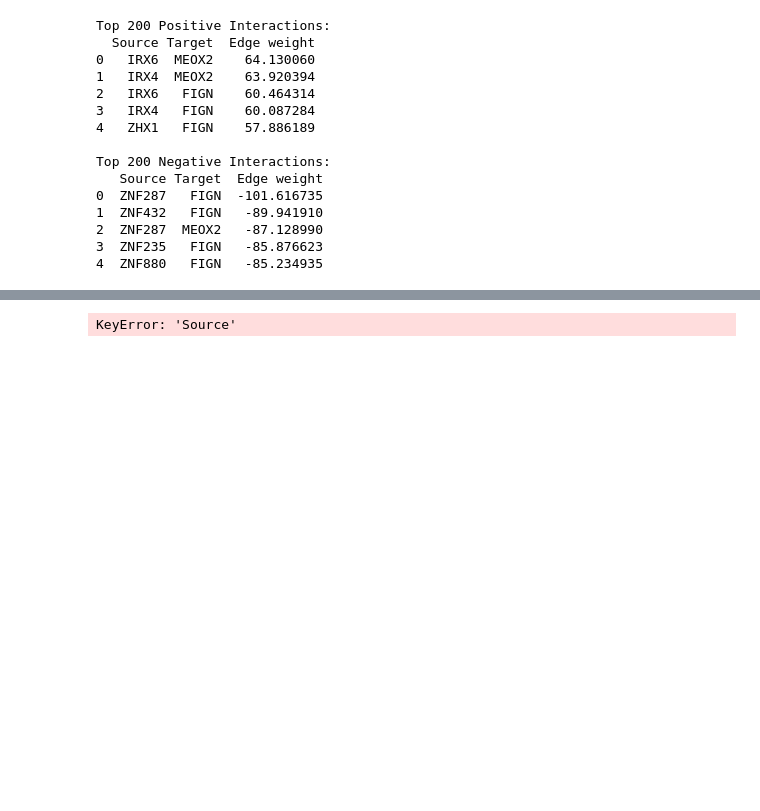
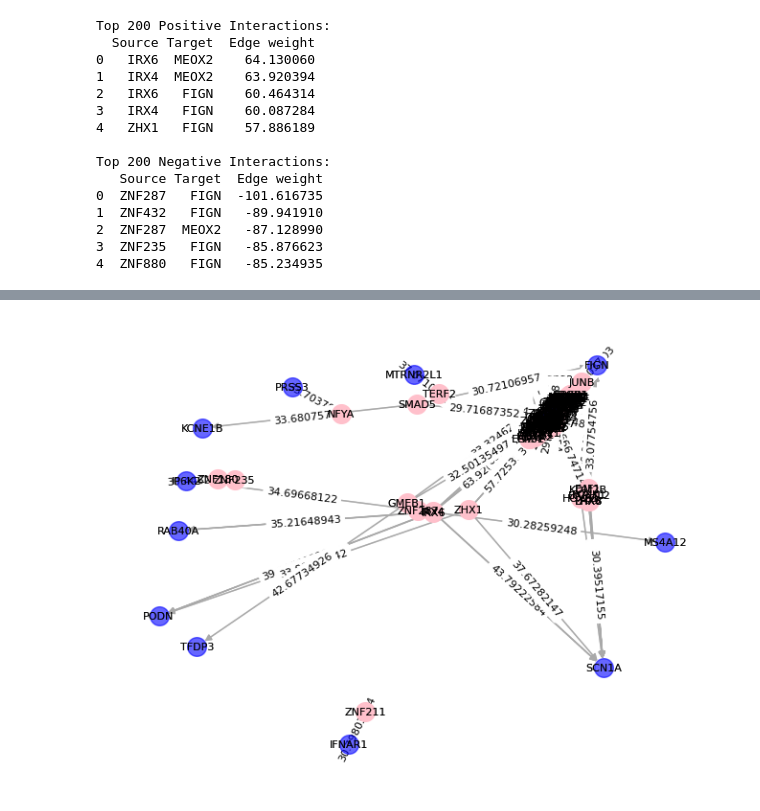
Before and after one commit to Guliko24/NetZoo_network, a Jupyter notebook: GRN_6.ipynb, the cells around one changed output, grey strips where cells are left out. Cells and saved outputs as stored; diff of their text form; code cells hidden in the pictures; blank space fills up the shorter version.

```diff
--- a/GRN_6.ipynb
+++ b/GRN_6.ipynb
@@ -451,25 +416,34 @@ plt.show()
 # %%
 import matplotlib.pyplot as plt
 import networkx as nx
+import pandas as pd
+
+
+# Initialize directed graph for positive interactions
+G_positive = nx.DiGraph()
+
+# Add edges from the dataframe to the directed graph
+for _, row in top_200_positive_df.iterrows():
+    G_positive.add_edge(row['Source'], row['Target'], weight=row['Edge weight'])
 
 # Set a layout for the graph
 pos = nx.spring_layout(G_positive)
 
-# Separate the nodes into "Source" and "Target"
-source_nodes = set(G_positive['Source'])
-target_nodes = set(G_positive['Target'])
+# Separate nodes based on Source and Target
+source_nodes = set(top_200_positive_df['Source'])
+target_nodes = set(top_200_positive_df['Target'])
 
 # Draw the source nodes in pink
 nx.draw(G_positive, pos, with_labels=True, node_size=200, nodelist=source_nodes, node_color="pink", font_size=8, edge_color='darkgrey')
 
 # Draw the target nodes in blue, without overriding the previously drawn source nodes
 nx.draw(G_positive, pos, with_labels=True, node_size=200, nodelist=target_nodes, node_color="blue", alpha=0.6, font_size=8, edge_color='darkgrey')
 
 # Draw edge labels to show weights with smaller font size
-edge_labels = nx.get_edge_attributes(G_positive, 'Edge weight')
+edge_labels = nx.get_edge_attributes(G_positive, 'weight')
 nx.draw_networkx_edge_labels(G_positive, pos, edge_labels=edge_labels, font_size=8)
 
 # Show the plot
 plt.show()
 # %% [output]
-KeyError: 'Source'
+[figure, added]
```
Also changed, not shown: parts of 8 cells of this notebook.
